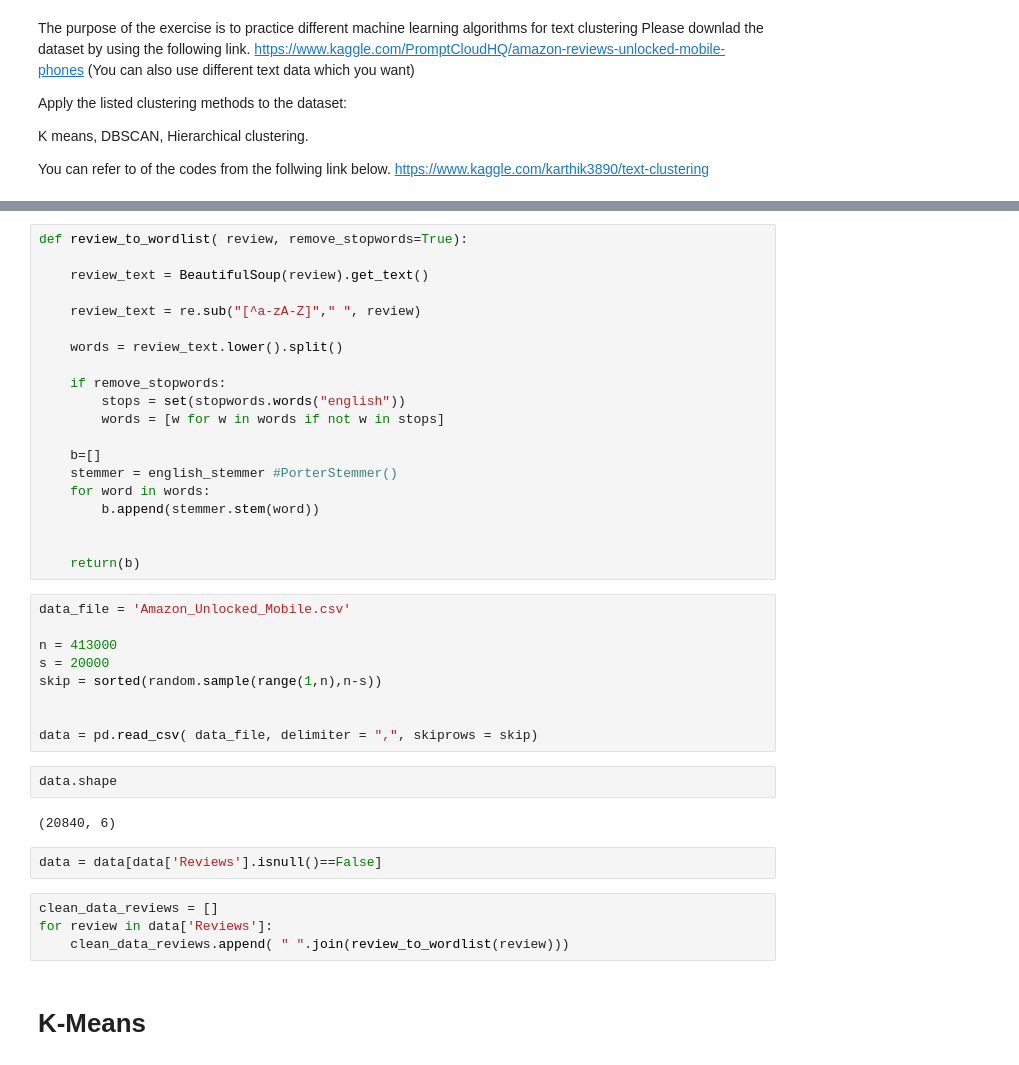
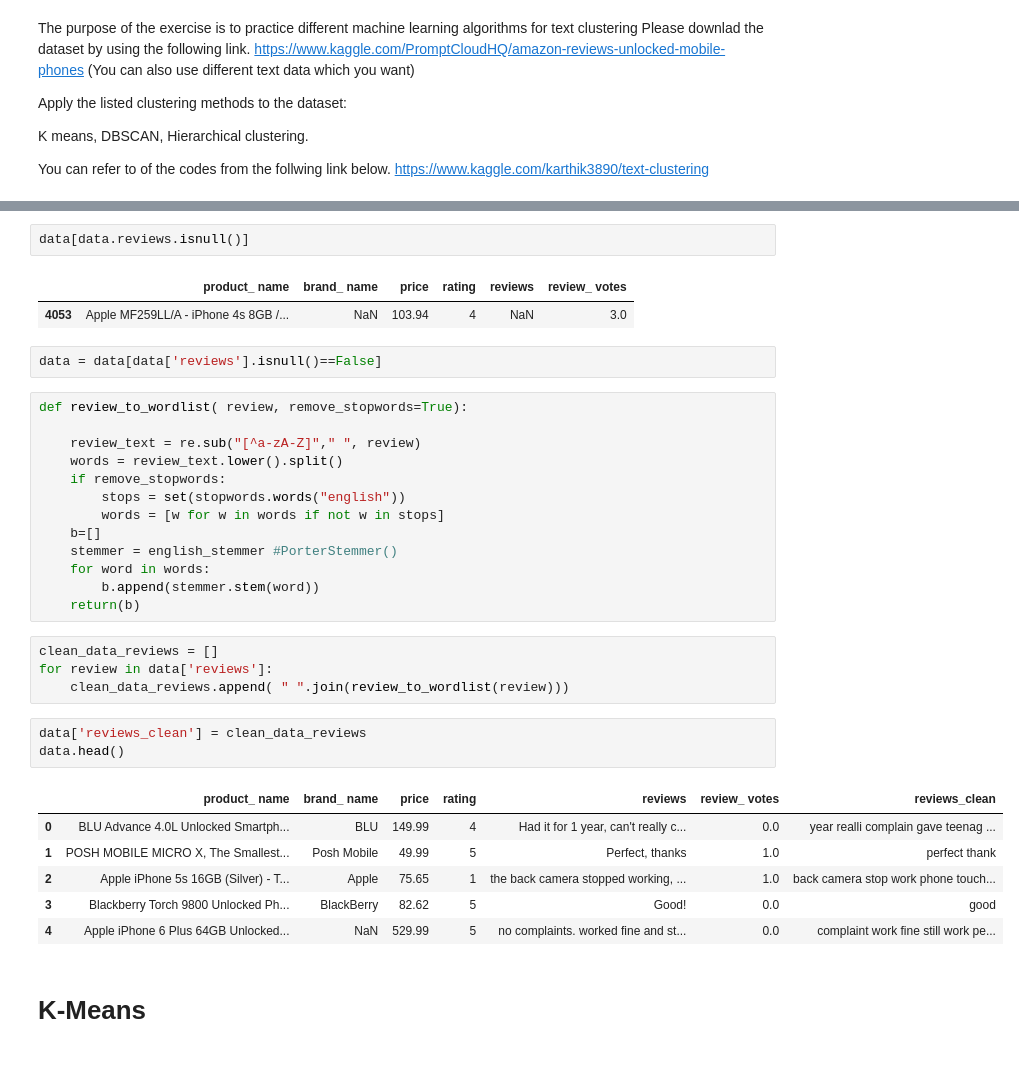
Before and after one commit to yildizesener/INFO5731, a Jupyter notebook: In_Class_exercises-10 (1).ipynb, the cells around one changed output, grey strips where cells are left out. Drawn from its saved outputs; the diff is of its cells as text.

```diff
--- a/In_Class_exercises-10 (1).ipynb
+++ b/In_Class_exercises-10 (1).ipynb
@@ -28,42 +82,37 @@ english_stemmer=nltk.stem.SnowballStemmer('english')
+# %%
+data[data.reviews.isnull()]
+# %% [output]
+|  | product_ name | brand_ name | price | rating | reviews | review_ votes |
+| 4053 | Apple MF259LL/A - iPhone 4s 8GB /... | NaN | 103.94 | 4 | NaN | 3.0 |
+# %%
+data = data[data['reviews'].isnull()==False]
 # %%
 def review_to_wordlist( review, remove_stopwords=True):
 
-    review_text = BeautifulSoup(review).get_text()
-
     review_text = re.sub("[^a-zA-Z]"," ", review)
-
     words = review_text.lower().split()
-
     if remove_stopwords:
         stops = set(stopwords.words("english"))
         words = [w for w in words if not w in stops]
-
     b=[]
     stemmer = english_stemmer #PorterStemmer()
     for word in words:
         b.append(stemmer.stem(word))
-
-
     return(b)
-# %%
-data_file = 'Amazon_Unlocked_Mobile.csv'
-
-n = 413000
-s = 20000
-skip = sorted(random.sample(range(1,n),n-s))
-
-
-data = pd.read_csv( data_file, delimiter = ",", skiprows = skip)
-# %%
-data.shape
-# %% [output]
-(20840, 6)
-# %%
-data = data[data['Reviews'].isnull()==False]
 # %%
 clean_data_reviews = []
-for review in data['Reviews']:
+for review in data['reviews']:
     clean_data_reviews.append( " ".join(review_to_wordlist(review)))
+# %%
+data['reviews_clean'] = clean_data_reviews
+data.head()
+# %% [output]
+|  | product_ name | brand_ name | price | rating | reviews | review_ votes | reviews_clean |
+| 0 | BLU Advance 4.0L Unlocked Smartph... | BLU | 149.99 | 4 | Had it for 1 year, can't really c... | 0.0 | year realli complain gave teenag ... |
+| 1 | POSH MOBILE MICRO X, The Smallest... | Posh Mobile | 49.99 | 5 | Perfect, thanks | 1.0 | perfect thank |
+| 2 | Apple iPhone 5s 16GB (Silver) - T... | Apple | 75.65 | 1 | the back camera stopped working, ... | 1.0 | back camera stop work phone touch... |
+| 3 | Blackberry Torch 9800 Unlocked Ph... | BlackBerry | 82.62 | 5 | Good! | 0.0 | good |
+| 4 | Apple iPhone 6 Plus 64GB Unlocked... | NaN | 529.99 | 5 | no complaints. worked fine and st... | 0.0 | complaint work fine still work pe... |
 # %% [markdown]
 # K-Means
 # %%
```
Also changed, not shown: parts of 8 cells of this notebook.
